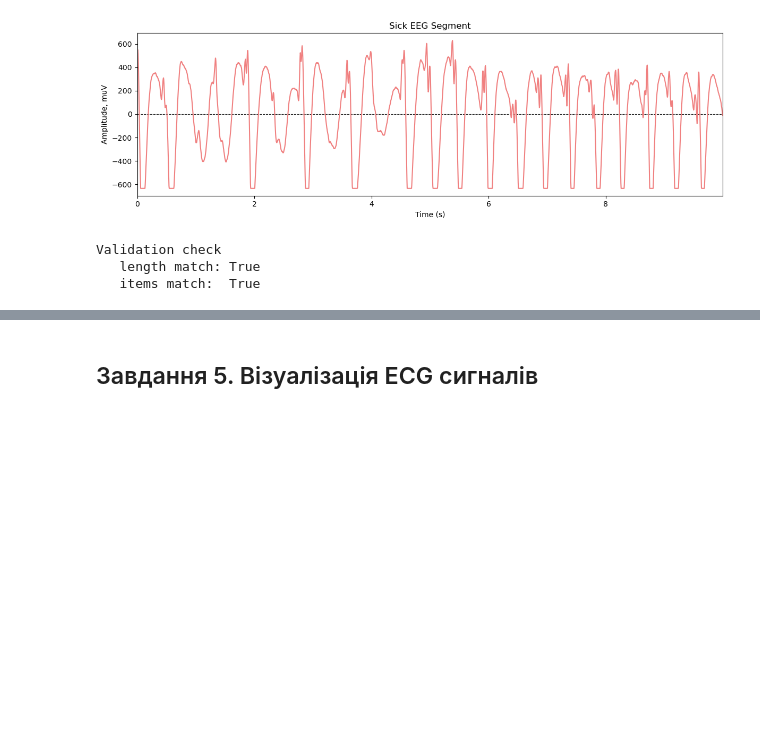
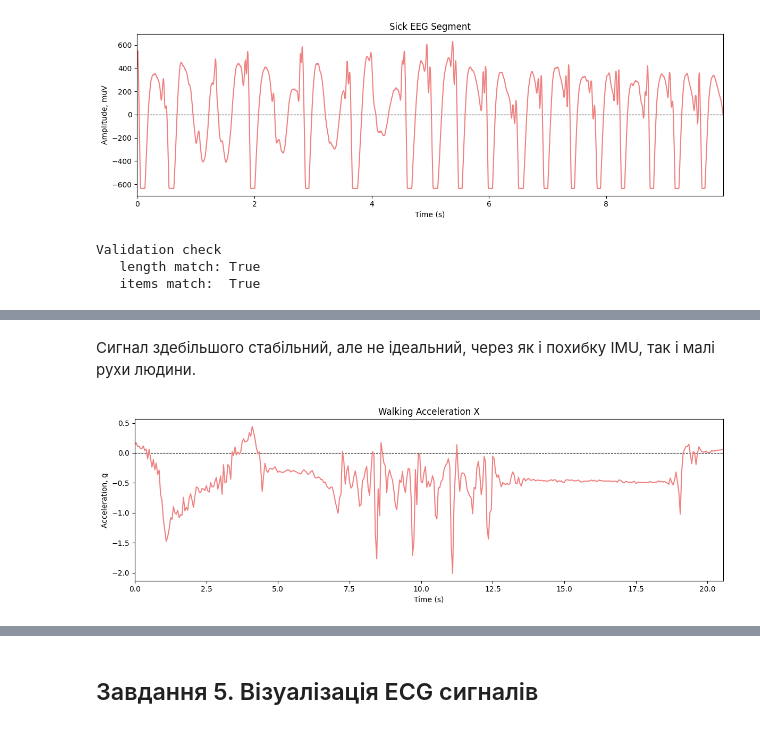
Before and after one commit to n1n1n1q/SignalProcessingLabs, a Jupyter notebook: lab01/sig_proc1.ipynb, the cells around one changed output, grey strips where cells are left out. Cells and saved outputs as stored; diff of their text form; code cells hidden in the pictures; blank space fills up the shorter version.

```diff
--- a/lab01/sig_proc1.ipynb
+++ b/lab01/sig_proc1.ipynb
@@ -95,0 +152,6 @@ Validation check
+# %% [markdown]
+Сигнал здебільшого стабільний, але не ідеальний, через як і похибку IMU, так і малі рухи людини.
+# %%
+plot_signal_parted(walking_accel['AccelerationX'], imu_fs, start=0, end=-1, title='Walking Acceleration X', ylabel="Acceleration, g")
+# %% [output]
+[figure, added]
```
Also changed, not shown: parts of 25 cells of this notebook, 9 other files.
